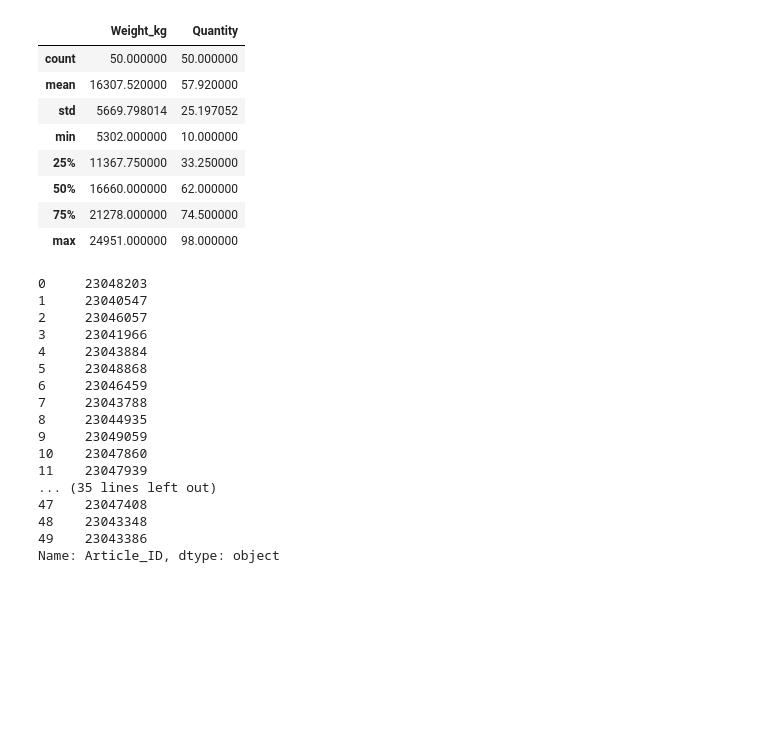
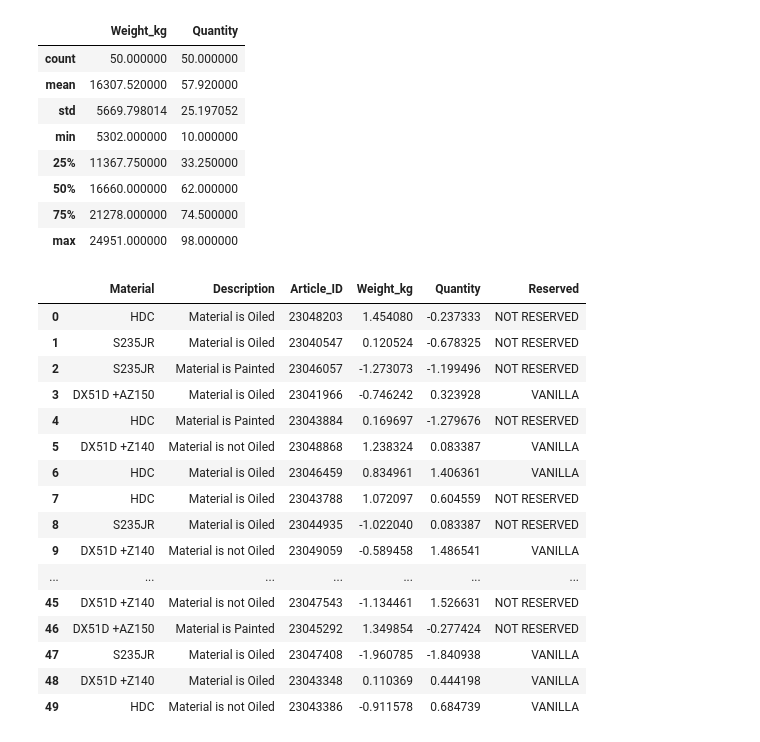
Before and after one commit to kartikeya1234/Vanilla-Steel-Case-Assignment, a Jupyter notebook: task_A.ipynb, the cells around one changed output. Cells and saved outputs as stored; diff of their text form; code cells hidden in the pictures; blank space fills up the shorter version.

```diff
--- a/task_A.ipynb
+++ b/task_A.ipynb
@@ -114,21 +180,22 @@ supplier_data_2 = supplier_data_2.apply(
     if x.dtype != "object" else x
 )
 # %%
+supplier_data_2
 # %% [output]
-0     23048203
-1     23040547
-2     23046057
-3     23041966
-4     23043884
-5     23048868
-6     23046459
-7     23043788
-8     23044935
-9     23049059
-10    23047860
-11    23047939
-... (35 lines left out)
-47    23047408
-48    23043348
-49    23043386
-Name: Article_ID, dtype: object
+|  | Material | Description | Article_ID | Weight_kg | Quantity | Reserved |
+| 0 | HDC | Material is Oiled | 23048203 | 1.454080 | -0.237333 | NOT RESERVED |
+| 1 | S235JR | Material is Oiled | 23040547 | 0.120524 | -0.678325 | NOT RESERVED |
+| 2 | S235JR | Material is Painted | 23046057 | -1.273073 | -1.199496 | NOT RESERVED |
+| 3 | DX51D +AZ150 | Material is Oiled | 23041966 | -0.746242 | 0.323928 | VANILLA |
+| 4 | HDC | Material is Painted | 23043884 | 0.169697 | -1.279676 | NOT RESERVED |
+| 5 | DX51D +Z140 | Material is not Oiled | 23048868 | 1.238324 | 0.083387 | VANILLA |
+| 6 | HDC | Material is Oiled | 23046459 | 0.834961 | 1.406361 | VANILLA |
+| 7 | HDC | Material is Oiled | 23043788 | 1.072097 | 0.604559 | NOT RESERVED |
+| 8 | S235JR | Material is Oiled | 23044935 | -1.022040 | 0.083387 | NOT RESERVED |
+| 9 | DX51D +Z140 | Material is not Oiled | 23049059 | -0.589458 | 1.486541 | VANILLA |
+| ... | ... | ... | ... | ... | ... | ... |
+| 45 | DX51D +Z140 | Material is not Oiled | 23047543 | -1.134461 | 1.526631 | NOT RESERVED |
+| 46 | DX51D +AZ150 | Material is Painted | 23045292 | 1.349854 | -0.277424 | NOT RESERVED |
+| 47 | S235JR | Material is Oiled | 23047408 | -1.960785 | -1.840938 | VANILLA |
+| 48 | DX51D +Z140 | Material is Oiled | 23043348 | 0.110369 | 0.444198 | VANILLA |
+| 49 | HDC | Material is not Oiled | 23043386 | -0.911578 | 0.684739 | VANILLA |
```
Also changed, not shown: parts of 22 cells of this notebook.
